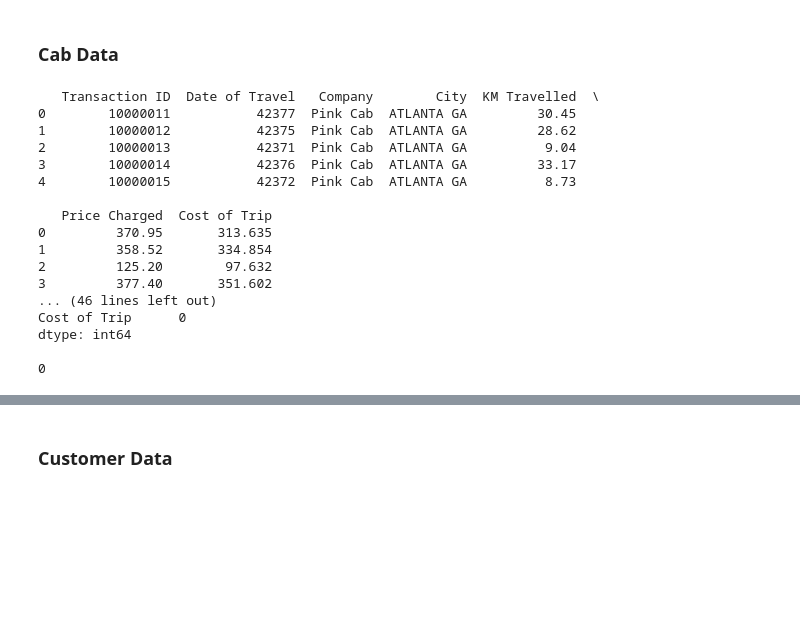
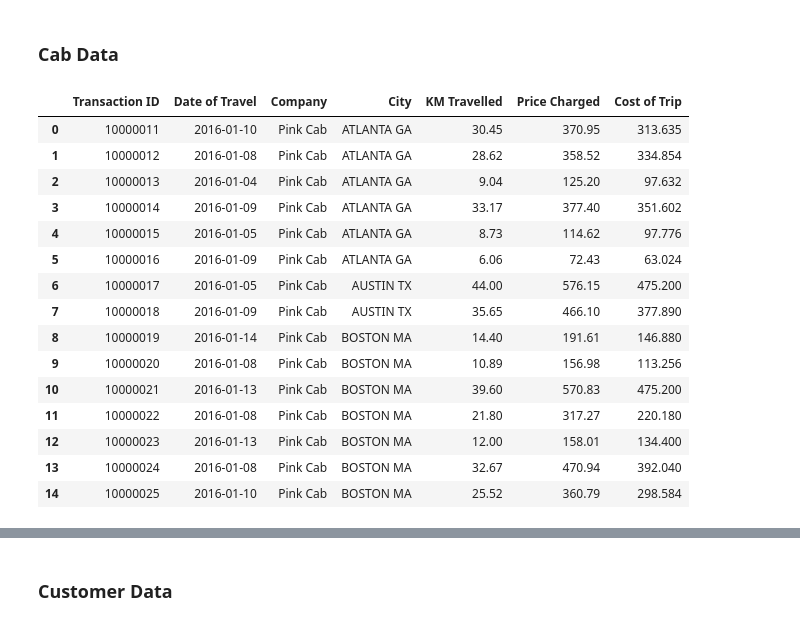
Before and after one commit to renegade620/G2M-insight-for-Cab-Investment-firm, a Jupyter notebook: eda.ipynb, the cells around one changed output, grey strips where cells are left out. Cells and saved outputs as stored; diff of their text form; code cells hidden in the pictures; blank space fills up the shorter version.

```diff
--- a/eda.ipynb
+++ b/eda.ipynb
@@ -18,27 +20,23 @@ import seaborn as sns
 ### **Cab Data**
 # %%
 cab_data = pd.read_csv('https://github.com/renegade620/G2M-insight-for-Cab-Investment-firm/raw/main/Datasets/Cab_Data.csv')
-print(cab_data.head(), "\n")
-print(cab_data.info(), "\n")
-print(cab_data.shape, "\n")
-print(cab_data.describe(), "\n")
-print(cab_data.isnull().sum(), "\n")
-print(cab_data.duplicated().sum())
+cab_data['Date of Travel'] = pd.to_datetime(cab_data['Date of Travel'], unit='D', origin=pd.Timestamp('1900-01-01'))
-# %% [output]
-   Transaction ID  Date of Travel   Company        City  KM Travelled  \
-0        10000011           42377  Pink Cab  ATLANTA GA         30.45
-1        10000012           42375  Pink Cab  ATLANTA GA         28.62
-2        10000013           42371  Pink Cab  ATLANTA GA          9.04
-3        10000014           42376  Pink Cab  ATLANTA GA         33.17
-4        10000015           42372  Pink Cab  ATLANTA GA          8.73
-
-   Price Charged  Cost of Trip
-0         370.95       313.635
-1         358.52       334.854
-2         125.20        97.632
-3         377.40       351.602
-... (46 lines left out)
-Cost of Trip      0
-dtype: int64
-
-0
+# %%
+cab_data.head()
+# %% [output]
+|  | Transaction ID | Date of Travel | Company | City | KM Travelled | Price Charged | Cost of Trip |
+| 0 | 10000011 | 2016-01-10 | Pink Cab | ATLANTA GA | 30.45 | 370.95 | 313.635 |
+| 1 | 10000012 | 2016-01-08 | Pink Cab | ATLANTA GA | 28.62 | 358.52 | 334.854 |
+| 2 | 10000013 | 2016-01-04 | Pink Cab | ATLANTA GA | 9.04 | 125.20 | 97.632 |
+| 3 | 10000014 | 2016-01-09 | Pink Cab | ATLANTA GA | 33.17 | 377.40 | 351.602 |
+| 4 | 10000015 | 2016-01-05 | Pink Cab | ATLANTA GA | 8.73 | 114.62 | 97.776 |
+| 5 | 10000016 | 2016-01-09 | Pink Cab | ATLANTA GA | 6.06 | 72.43 | 63.024 |
+| 6 | 10000017 | 2016-01-05 | Pink Cab | AUSTIN TX | 44.00 | 576.15 | 475.200 |
+| 7 | 10000018 | 2016-01-09 | Pink Cab | AUSTIN TX | 35.65 | 466.10 | 377.890 |
+| 8 | 10000019 | 2016-01-14 | Pink Cab | BOSTON MA | 14.40 | 191.61 | 146.880 |
+| 9 | 10000020 | 2016-01-08 | Pink Cab | BOSTON MA | 10.89 | 156.98 | 113.256 |
+| 10 | 10000021 | 2016-01-13 | Pink Cab | BOSTON MA | 39.60 | 570.83 | 475.200 |
+| 11 | 10000022 | 2016-01-08 | Pink Cab | BOSTON MA | 21.80 | 317.27 | 220.180 |
+| 12 | 10000023 | 2016-01-13 | Pink Cab | BOSTON MA | 12.00 | 158.01 | 134.400 |
+| 13 | 10000024 | 2016-01-08 | Pink Cab | BOSTON MA | 32.67 | 470.94 | 392.040 |
+| 14 | 10000025 | 2016-01-10 | Pink Cab | BOSTON MA | 25.52 | 360.79 | 298.584 |
```
Also changed, not shown: parts of 25 cells of this notebook.
